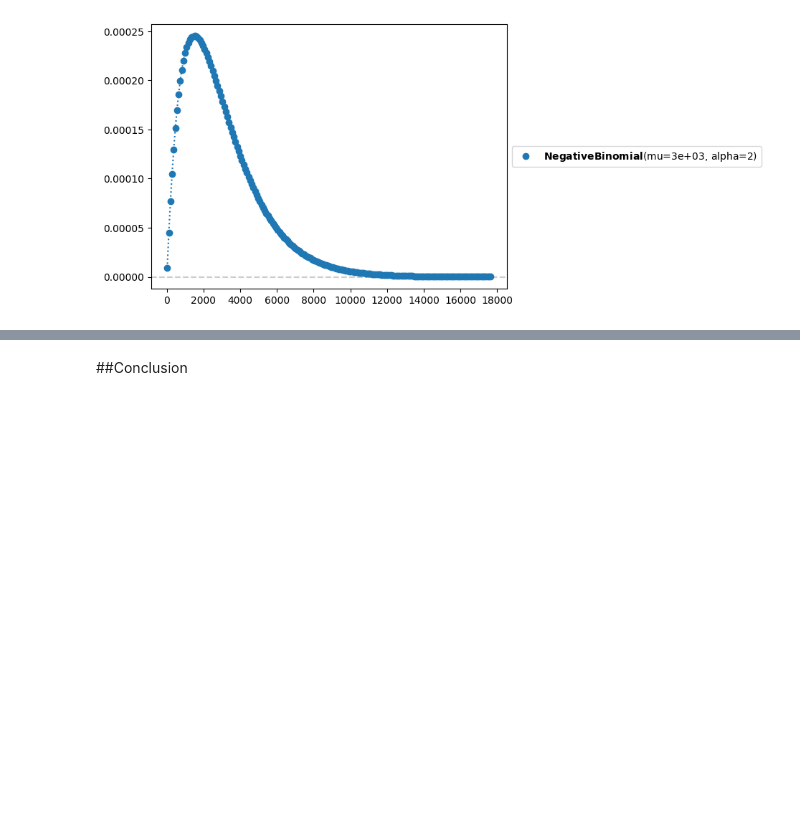
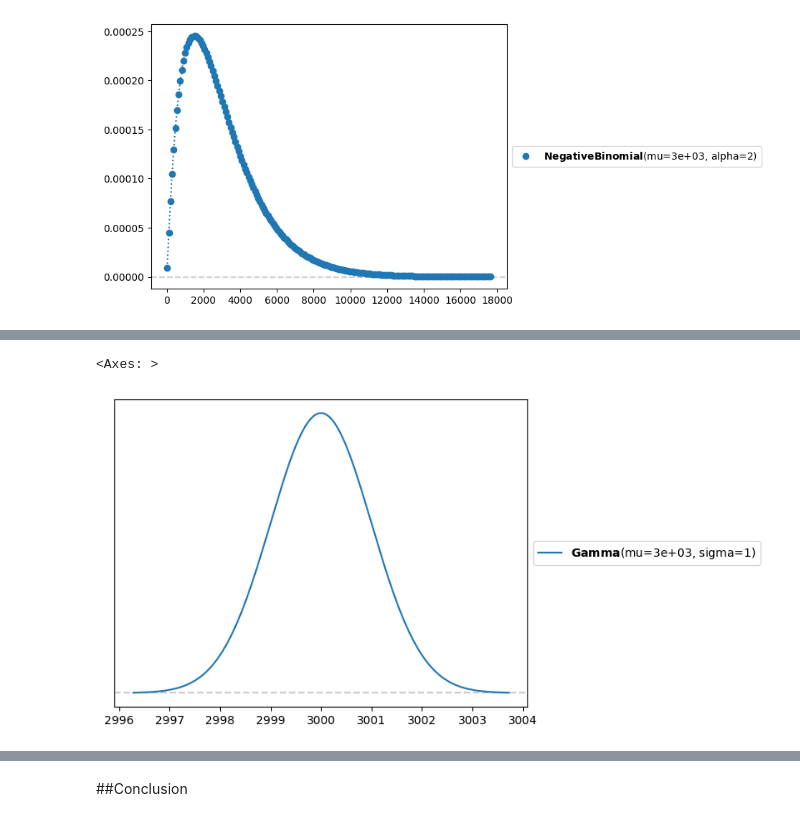
Before and after one commit to rylan-berry/DataScienceExercises2025-2026, a Jupyter notebook: RylaBerrU3proj.ipynb, the cells around one changed output, grey strips where cells are left out. Saved outputs shown, nothing was run; the diff lists cells and outputs as text; code cells hidden in the pictures; blank space fills up the shorter version.

```diff
--- a/RylaBerrU3proj.ipynb
+++ b/RylaBerrU3proj.ipynb
@@ -130,0 +125,6 @@ pz.Gamma(alpha = 2, beta = 1).plot_pdf()
+# %%
+#Prior for the mu of likelyhood 1
+pz.Gamma(mu = 3000, sigma = 1).plot_pdf()
+# %% [output]
+<Axes: >
+[figure, added]
```
Also changed, not shown: parts of 18 cells of this notebook.
